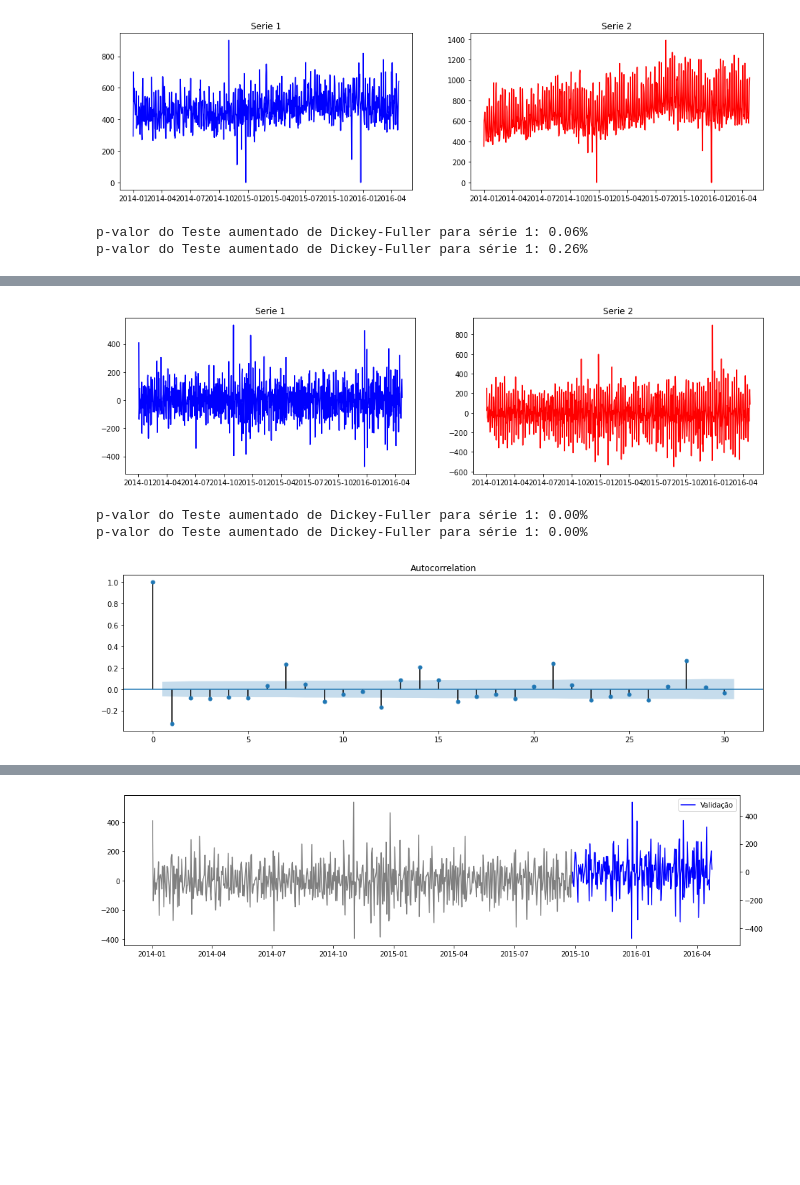
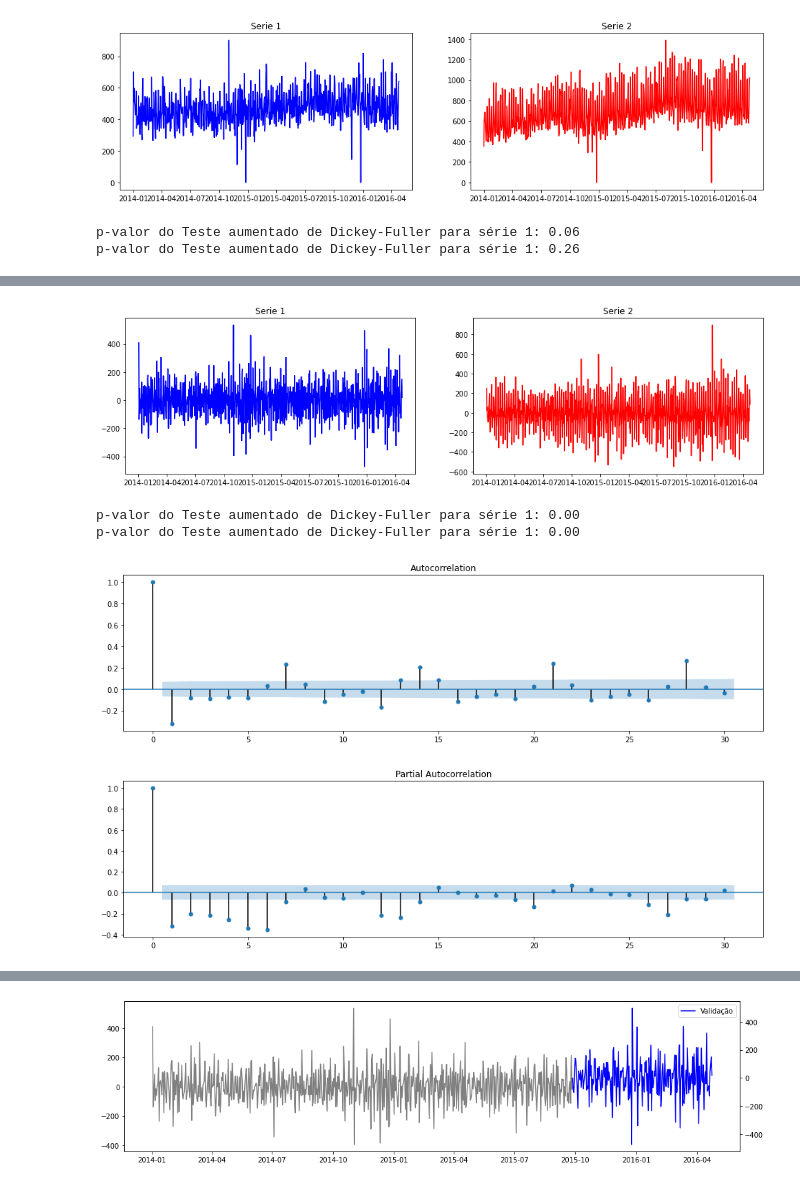
Before and after one commit to lucasmarchioro/TimeSeriesIntro, a Jupyter notebook: TimeSeries_Exemplos.ipynb, the cells around one changed output, grey strips where cells are left out. Cells and saved outputs as stored; diff of their text form; code cells hidden in the pictures; blank space fills up the shorter version.

```diff
--- a/TimeSeries_Exemplos.ipynb
+++ b/TimeSeries_Exemplos.ipynb
@@ -183,11 +183,11 @@ plt.show()
 # %%
 adfuller_serie_1 = adfuller(df_item1.value_sales)
 adfuller_serie_2 = adfuller(df_item2.value_sales)
-print('p-valor do Teste aumentado de Dickey-Fuller para série 1: {0:.2f}%'.format(np.round(adfuller_serie_1[1],2)))
-print('p-valor do Teste aumentado de Dickey-Fuller para série 1: {0:.2f}%'.format(np.round(adfuller_serie_2[1],2)))
+print('p-valor do Teste aumentado de Dickey-Fuller para série 1: {0:.2f}'.format(np.round(adfuller_serie_1[1],2)))
+print('p-valor do Teste aumentado de Dickey-Fuller para série 1: {0:.2f}'.format(np.round(adfuller_serie_2[1],2)))
 # %% [output]
-p-valor do Teste aumentado de Dickey-Fuller para série 1: 0.06%
-p-valor do Teste aumentado de Dickey-Fuller para série 1: 0.26%
+p-valor do Teste aumentado de Dickey-Fuller para série 1: 0.06
+p-valor do Teste aumentado de Dickey-Fuller para série 1: 0.26
 # %%
 df_item1.loc[:,'diff_sales'] = df_item1.loc[:,'value_sales'].diff()
 df_item2.loc[:,'diff_sales'] = df_item2.loc[:,'value_sales'].diff()
@@ -204,25 +204,27 @@ df_item1.head()
 # %%
 fig, ax = plt.subplots(1,2)
 ax[0].plot(df_item1.index, df_item1.diff_sales, color='blue')
 ax[0].set_title('Serie 1')
 
 ax[1].plot(df_item2.index, df_item2.diff_sales, color='red')
 ax[1].set_title('Serie 2')
 
 plt.show()
 
 
 adfuller_serie_1 = adfuller(df_item1.diff_sales.dropna())
 adfuller_serie_2 = adfuller(df_item2.diff_sales.dropna())
-print('p-valor do Teste aumentado de Dickey-Fuller para série 1: {0:.2f}%'.format(np.round(adfuller_serie_1[1],2)))
-print('p-valor do Teste aumentado de Dickey-Fuller para série 1: {0:.2f}%'.format(np.round(adfuller_serie_2[1],2)))
+print('p-valor do Teste aumentado de Dickey-Fuller para série 1: {0:.2f}'.format(np.round(adfuller_serie_1[1],2)))
+print('p-valor do Teste aumentado de Dickey-Fuller para série 1: {0:.2f}'.format(np.round(adfuller_serie_2[1],2)))
 
 plot_acf(df_item1.diff_sales.dropna(), alpha = 0.05);
+plot_pacf(df_item1.diff_sales.dropna(), alpha = 0.05);
 # %% [output]
 [figure]
-p-valor do Teste aumentado de Dickey-Fuller para série 1: 0.00%
-p-valor do Teste aumentado de Dickey-Fuller para série 1: 0.00%
+p-valor do Teste aumentado de Dickey-Fuller para série 1: 0.00
+p-valor do Teste aumentado de Dickey-Fuller para série 1: 0.00
 [figure]
+[figure, added]
 # %% [markdown]
 # Um último ponto... Validação e Backtest
 
```
Also changed, not shown: parts of 26 cells of this notebook, 3 other files.
